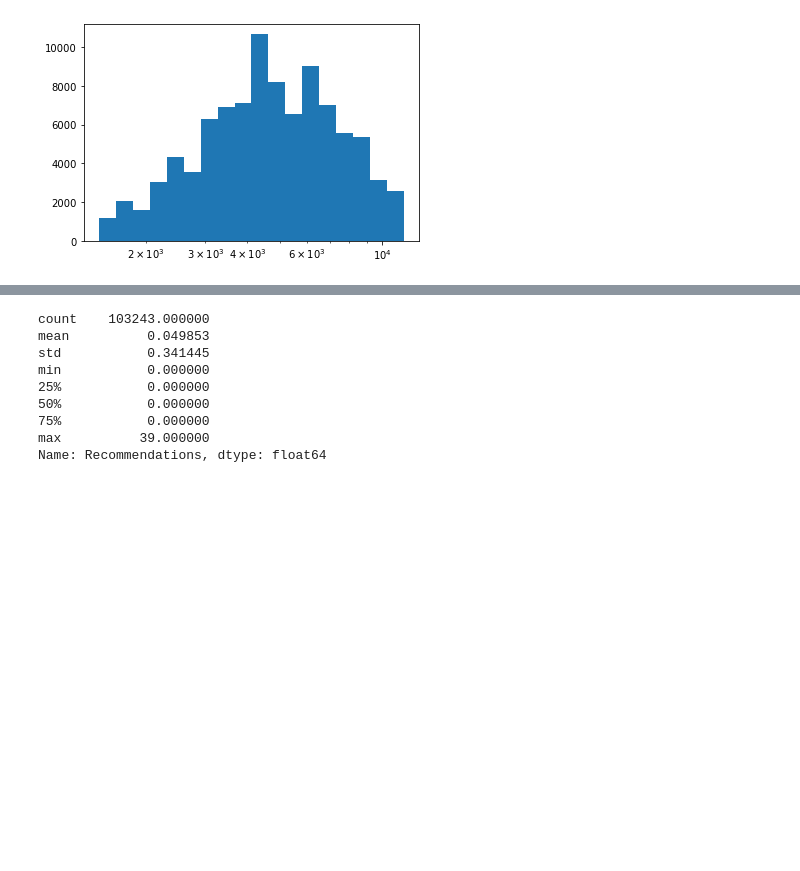
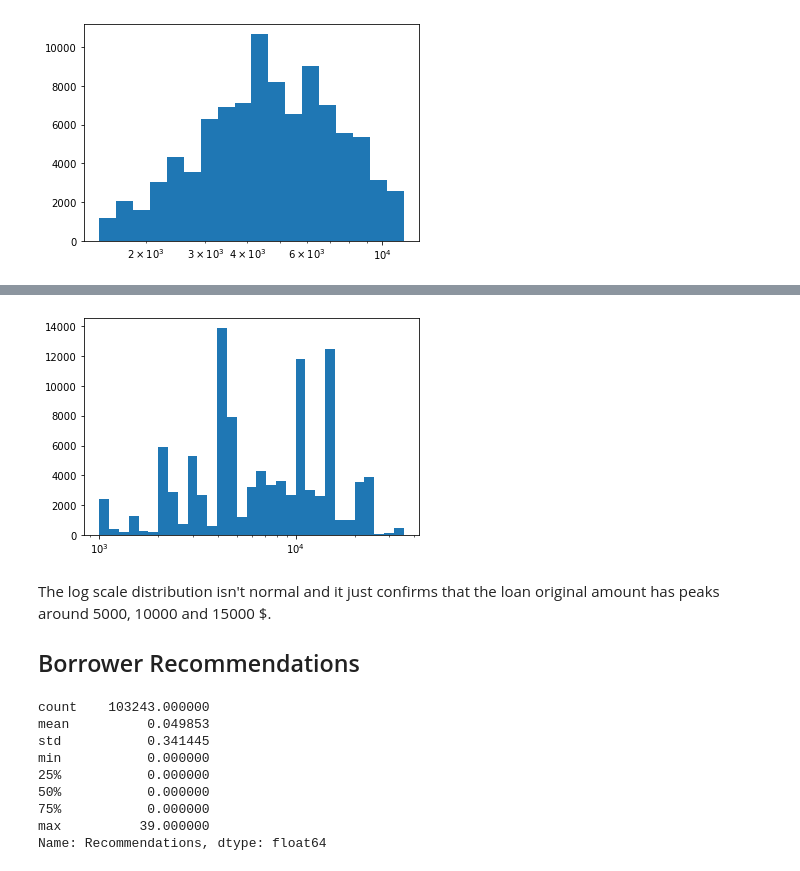
Before and after one commit to Simonmaignan/udacity-data-analysis, a Jupyter notebook: project-communicate-data-findings/data_exploration.ipynb, the cells around one changed output, grey strips where cells are left out. Cells and saved outputs as stored; diff of their text form; code cells hidden in the pictures; blank space fills up the shorter version.

```diff
--- a/project-communicate-data-findings/data_exploration.ipynb
+++ b/project-communicate-data-findings/data_exploration.ipynb
@@ -488,3 +521,15 @@ The diagramm without the outlier confirm the normal distribution unimodal and sy
+# %%
+# Histogram of loan original amount with log scale
+bin_step = 0.05
+bins = 10 ** np.arange(3.0, 4.54 + bin_step, bin_step)
+plt.hist(data=df_loan_data, x='LoanOriginalAmount', color=base_color, bins=bins);
+plt.xscale('log');
+# %% [output]
+[figure, added]
+# %% [markdown]
+The log scale distribution isn't normal and it just confirms that the loan original amount has peaks around 5000, 10000 and 15000 \$.
+
+## Borrower Recommendations
 # %%
 df_loan_data.Recommendations.describe()
 # %% [output]
```
Also changed, not shown: parts of 18 cells of this notebook.
